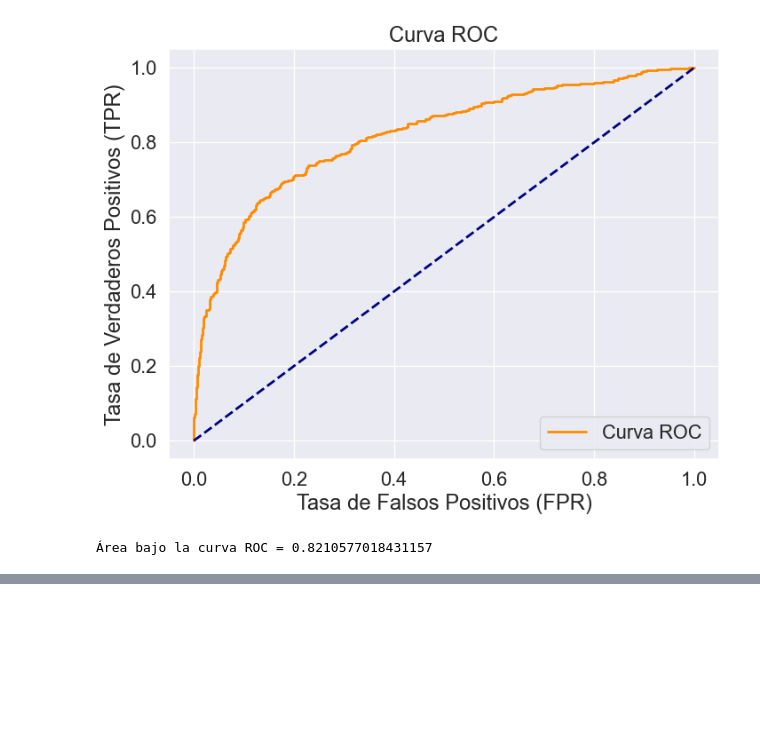
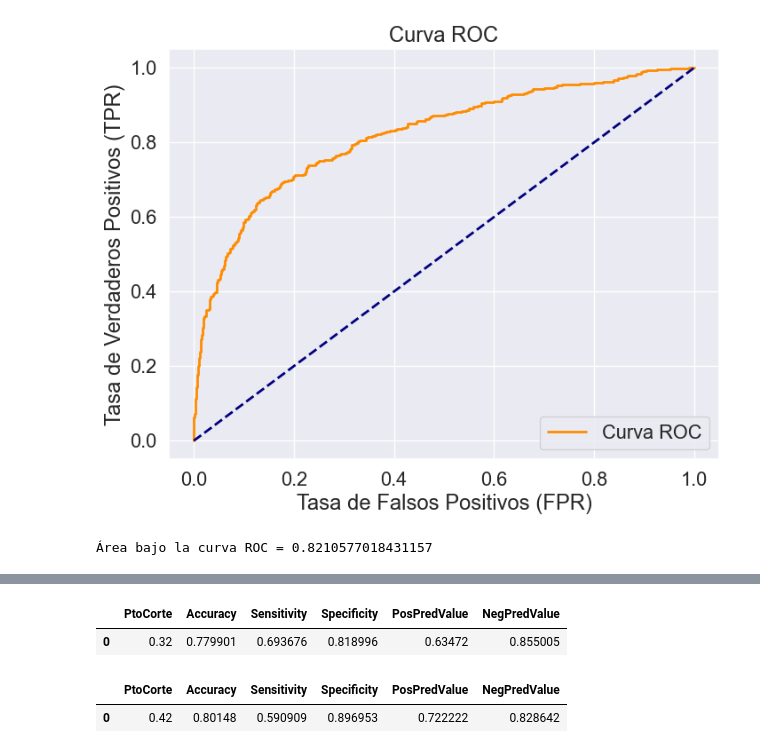
Before and after one commit to LeanderHS/Regresiones, a Jupyter notebook: Mineria_regresions01.ipynb, the cells around one changed output, grey strips where cells are left out. Saved outputs shown, nothing was run; the diff lists cells and outputs as text; code cells hidden in the pictures; blank space fills up the shorter version.

```diff
--- a/Mineria_regresions01.ipynb
+++ b/Mineria_regresions01.ipynb
@@ -802,0 +894,10 @@ AUC_step_BIC = curva_roc(x_test_step_BIC, y_test2, modeloRL_step_BIC)
+# %%
+sensEspCorte(modeloRL_step_BIC['Modelo'], x_test2, y_test2, corte_youden, var_cont_BIC, var_categ_BIC)
+# %% [output]
+|  | PtoCorte | Accuracy | Sensitivity | Specificity | PosPredValue | NegPredValue |
+| 0 | 0.32 | 0.779901 | 0.693676 | 0.818996 | 0.63472 | 0.855005 |
+# %%
+sensEspCorte(modeloRL_step_BIC['Modelo'], x_test2, y_test2, corte_accuracy, var_cont_BIC, var_categ_BIC)
+# %% [output]
+|  | PtoCorte | Accuracy | Sensitivity | Specificity | PosPredValue | NegPredValue |
+| 0 | 0.42 | 0.80148 | 0.590909 | 0.896953 | 0.722222 | 0.828642 |
```
Also changed, not shown: parts of 14 cells of this notebook.
